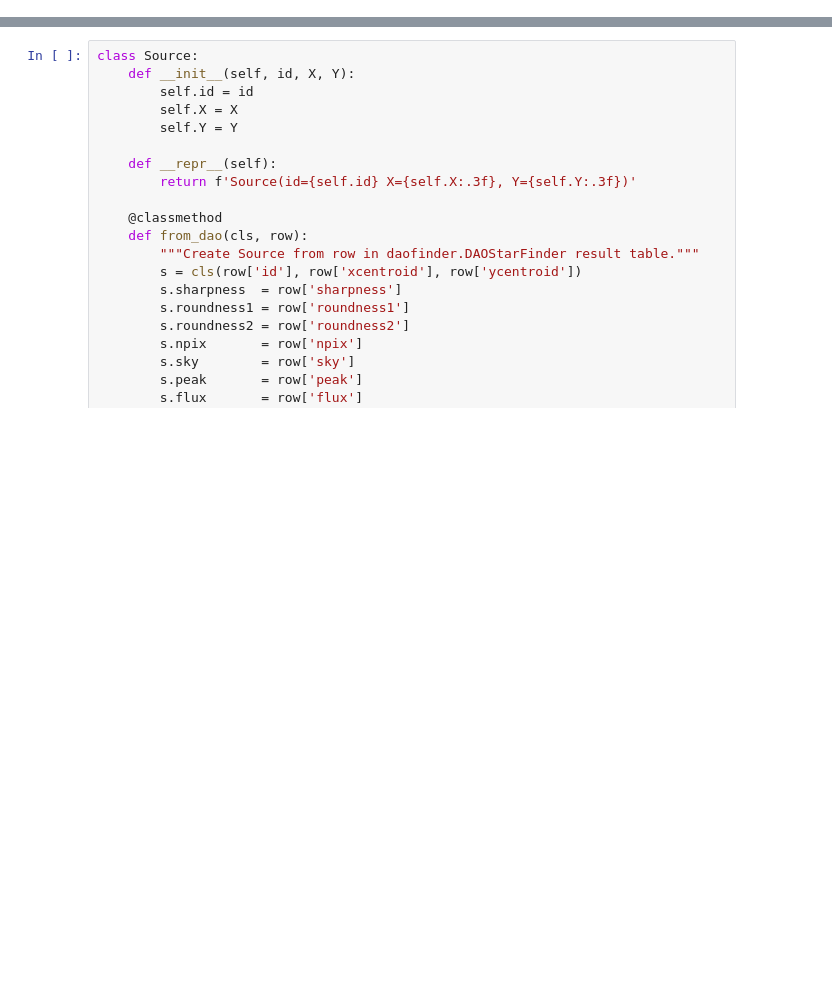
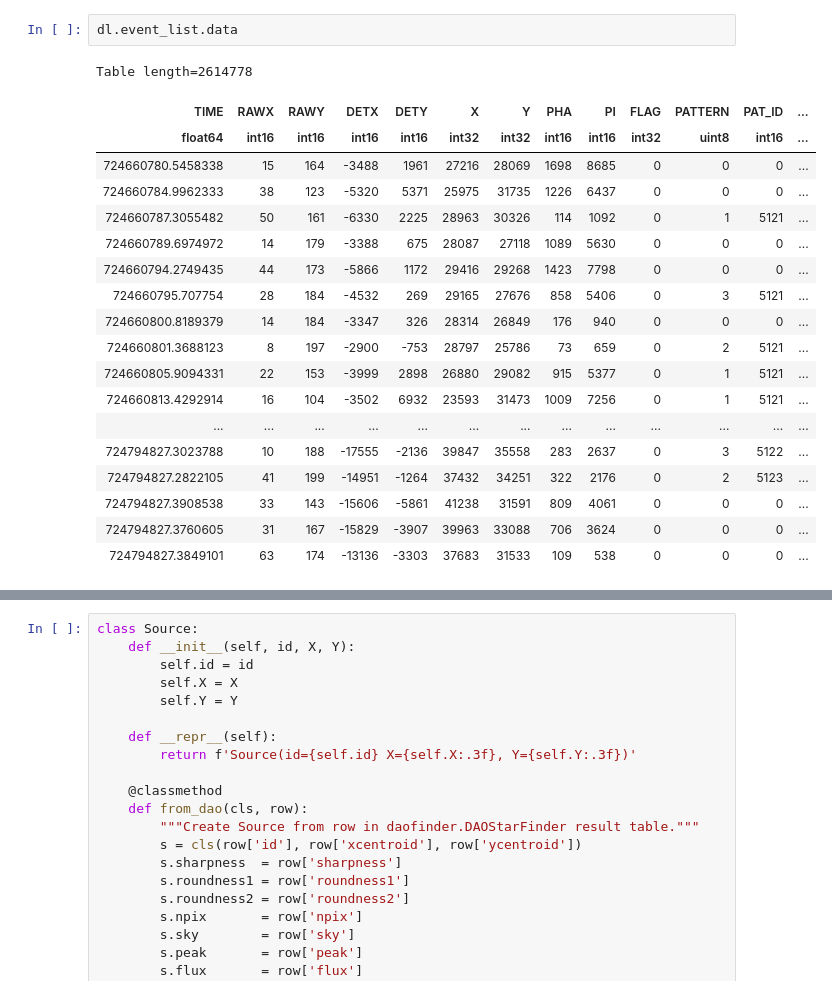
Before and after one commit to nx1/EXOD2, a Jupyter notebook: notebooks/source_finding.ipynb, the cells around one changed output, grey strips where cells are left out. Saved outputs shown, nothing was run; the diff lists cells and outputs as text; blank space fills up the shorter version.

```diff
--- a/notebooks/source_finding.ipynb
+++ b/notebooks/source_finding.ipynb
@@ -71,0 +76,22 @@ plt.show()
+# %%
+dl.event_list.data
+# %% [output]
+Table length=2614778
+| TIME | RAWX | RAWY | DETX | DETY | X | Y | PHA | PI | FLAG | PATTERN | PAT_ID | ... |
+| float64 | int16 | int16 | int16 | int16 | int32 | int32 | int16 | int16 | int32 | uint8 | int16 | ... |
+| 724660780.5458338 | 15 | 164 | -3488 | 1961 | 27216 | 28069 | 1698 | 8685 | 0 | 0 | 0 | ... |
+| 724660784.9962333 | 38 | 123 | -5320 | 5371 | 25975 | 31735 | 1226 | 6437 | 0 | 0 | 0 | ... |
+| 724660787.3055482 | 50 | 161 | -6330 | 2225 | 28963 | 30326 | 114 | 1092 | 0 | 1 | 5121 | ... |
+| 724660789.6974972 | 14 | 179 | -3388 | 675 | 28087 | 27118 | 1089 | 5630 | 0 | 0 | 0 | ... |
+| 724660794.2749435 | 44 | 173 | -5866 | 1172 | 29416 | 29268 | 1423 | 7798 | 0 | 0 | 0 | ... |
+| 724660795.707754 | 28 | 184 | -4532 | 269 | 29165 | 27676 | 858 | 5406 | 0 | 3 | 5121 | ... |
+| 724660800.8189379 | 14 | 184 | -3347 | 326 | 28314 | 26849 | 176 | 940 | 0 | 0 | 0 | ... |
+| 724660801.3688123 | 8 | 197 | -2900 | -753 | 28797 | 25786 | 73 | 659 | 0 | 2 | 5121 | ... |
+| 724660805.9094331 | 22 | 153 | -3999 | 2898 | 26880 | 29082 | 915 | 5377 | 0 | 1 | 5121 | ... |
+| 724660813.4292914 | 16 | 104 | -3502 | 6932 | 23593 | 31473 | 1009 | 7256 | 0 | 1 | 5121 | ... |
+| ... | ... | ... | ... | ... | ... | ... | ... | ... | ... | ... | ... | ... |
+| 724794827.3023788 | 10 | 188 | -17555 | -2136 | 39847 | 35558 | 283 | 2637 | 0 | 3 | 5122 | ... |
+| 724794827.2822105 | 41 | 199 | -14951 | -1264 | 37432 | 34251 | 322 | 2176 | 0 | 2 | 5123 | ... |
+| 724794827.3908538 | 33 | 143 | -15606 | -5861 | 41238 | 31591 | 809 | 4061 | 0 | 0 | 0 | ... |
+| 724794827.3760605 | 31 | 167 | -15829 | -3907 | 39963 | 33088 | 706 | 3624 | 0 | 0 | 0 | ... |
+| 724794827.3849101 | 63 | 174 | -13136 | -3303 | 37683 | 31533 | 109 | 538 | 0 | 0 | 0 | ... |
```
Also changed, not shown: parts of 16 cells of this notebook, 16 other files.
